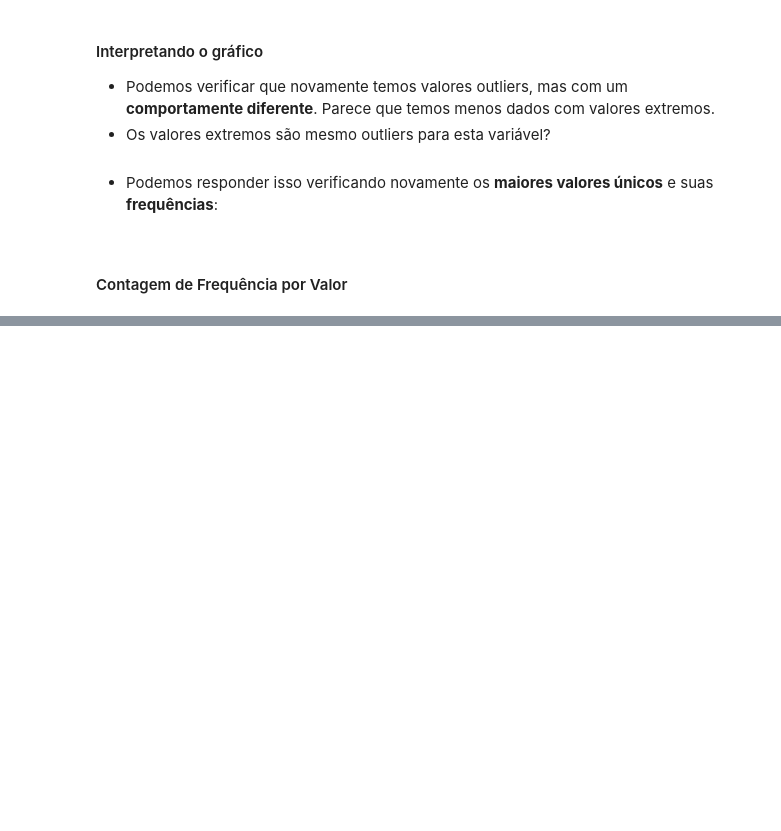
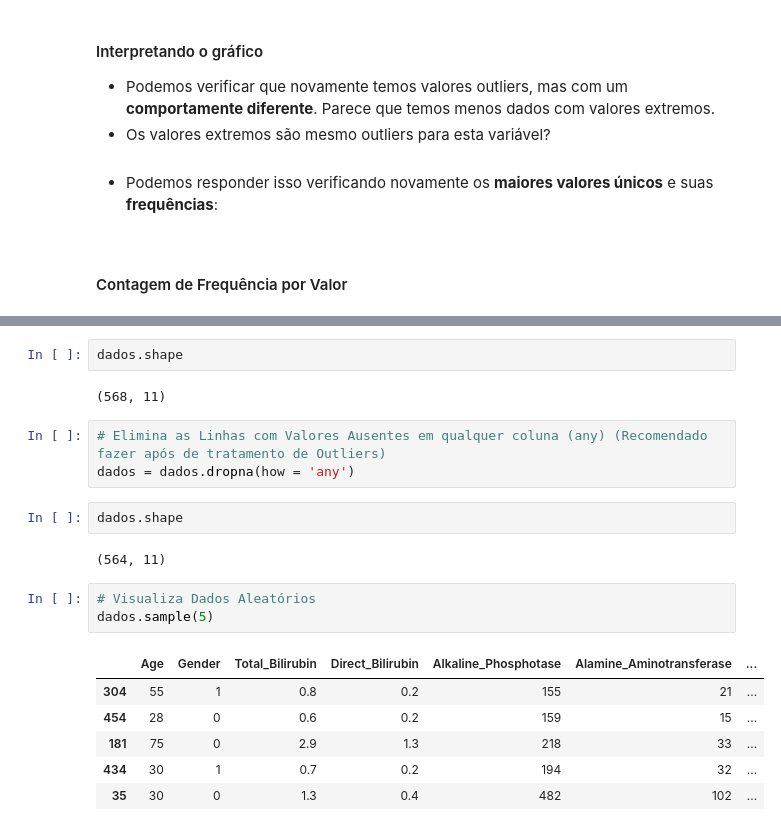
Before and after one commit to EduardoBran/Python_-_Machine_Learning, a Jupyter notebook: 01-Mini-Projeto_-_Construcao_Treinamento_Avaliacao_e_Selecao_de_Modelos_Para_Classificacao.ipynb, the cells around one changed output, grey strips where cells are left out. Saved outputs shown, nothing was run; the diff lists cells and outputs as text; blank space fills up the shorter version.

```diff
--- a/01-Mini-Projeto_-_Construcao_Treinamento_Avaliacao_e_Selecao_de_Modelos_Para_Classificacao.ipynb
+++ b/01-Mini-Projeto_-_Construcao_Treinamento_Avaliacao_e_Selecao_de_Modelos_Para_Classificacao.ipynb
@@ -723,0 +785,21 @@ Name: Aspartate_Aminotransferase, dtype: int64
+# %%
+dados.shape
+# %% [output]
+(568, 11)
+# %%
+# Elimina as Linhas com Valores Ausentes em qualquer coluna (any) (Recomendado fazer após de tratamento de Outliers)
+dados = dados.dropna(how = 'any')
+# %%
+dados.shape
+# %% [output]
+(564, 11)
+# %%
+# Visualiza Dados Aleatórios
+dados.sample(5)
+# %% [output]
+|  | Age | Gender | Total_Bilirubin | Direct_Bilirubin | Alkaline_Phosphotase | Alamine_Aminotransferase | ... |
+| 304 | 55 | 1 | 0.8 | 0.2 | 155 | 21 | ... |
+| 454 | 28 | 0 | 0.6 | 0.2 | 159 | 15 | ... |
+| 181 | 75 | 0 | 2.9 | 1.3 | 218 | 33 | ... |
+| 434 | 30 | 1 | 0.7 | 0.2 | 194 | 32 | ... |
+| 35 | 30 | 0 | 1.3 | 0.4 | 482 | 102 | ... |
```
Also changed, not shown: parts of 29 cells of this notebook, 1 other file.
